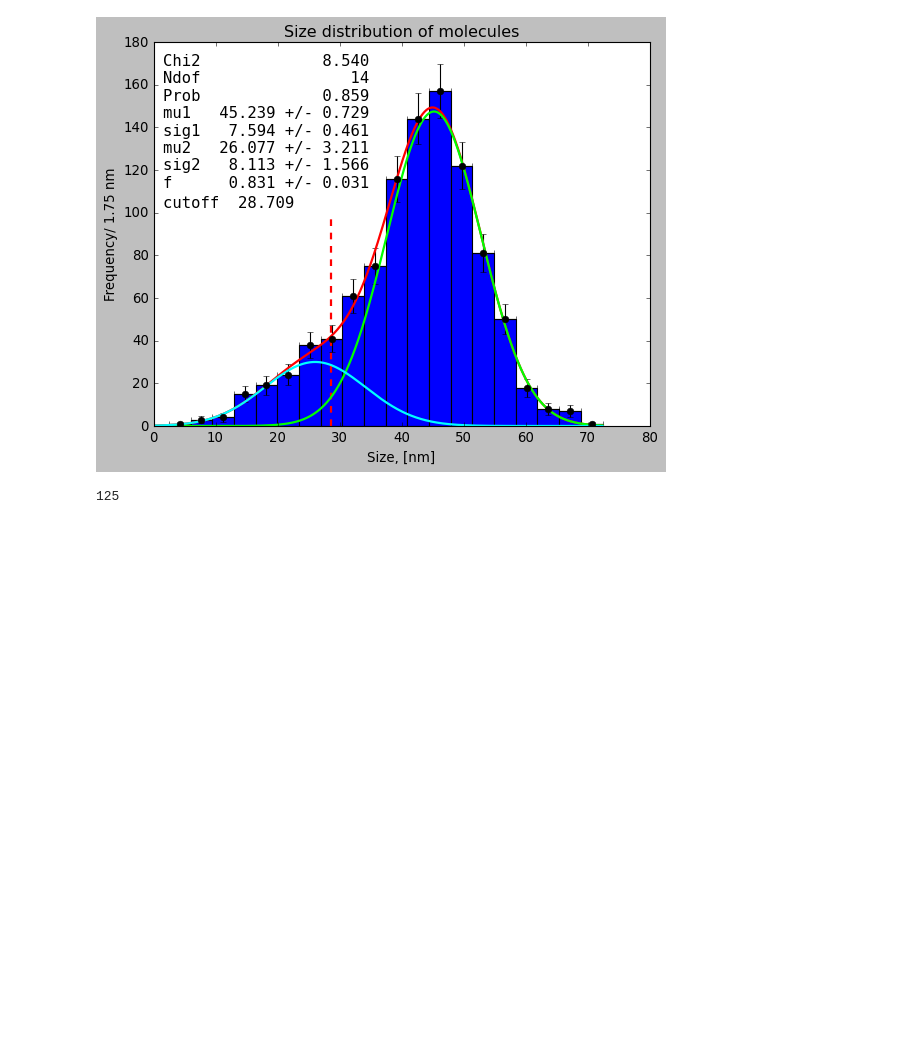
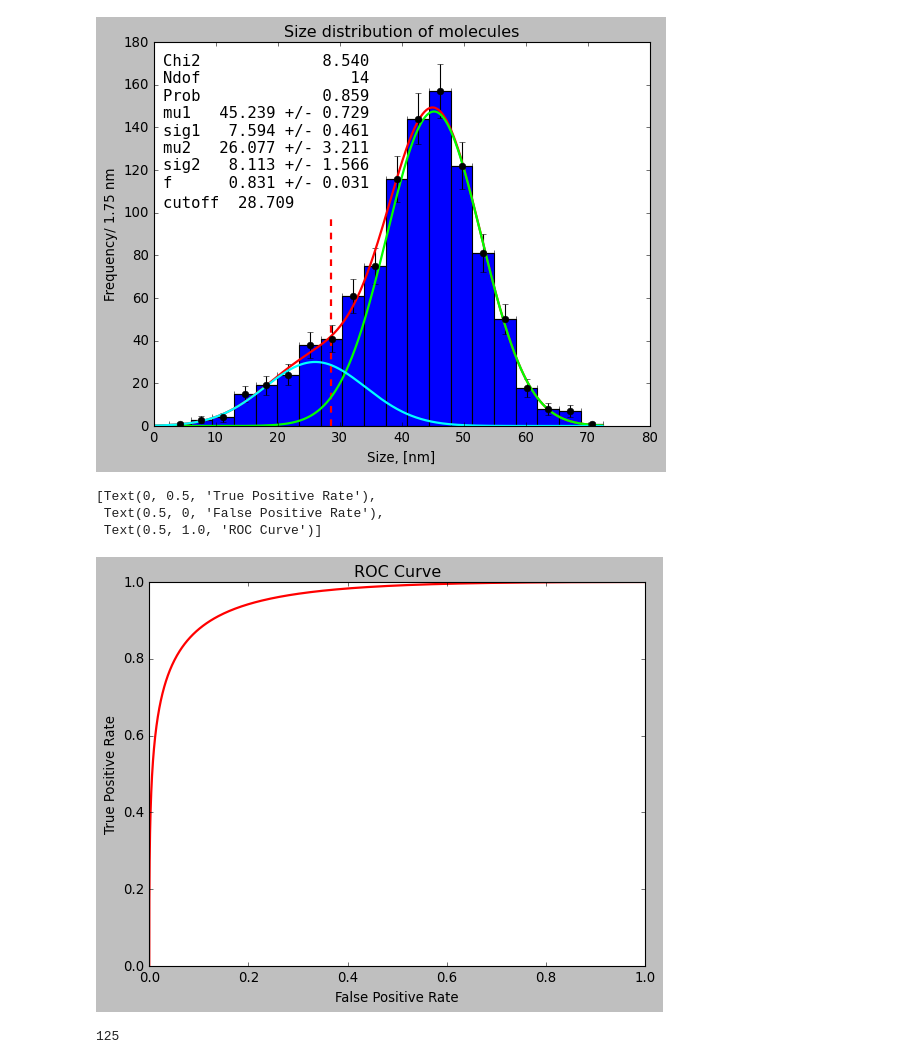
Before and after one commit to JonathanHKrebs/AppStat2022, a Jupyter notebook: DataAndCodeForProblemSet/my_solution.ipynb, the cells around one changed output. Drawn from its saved outputs; the diff is of its cells as text; code cells hidden in the pictures; blank space fills up the shorter version.

```diff
--- a/DataAndCodeForProblemSet/my_solution.ipynb
+++ b/DataAndCodeForProblemSet/my_solution.ipynb
@@ -507,6 +551,21 @@ fig
 # %% [output]
 [28.70940541] nm
 [figure]
+# %%
+def ROC_Fit(fit_positive, fit_negative):
+    cumulative_positive = np.cumsum(fit_positive)
+    cumulative_negative = np.cumsum(fit_negative)
+    return cumulative_positive/cumulative_positive[-1], cumulative_negative/cumulative_negative[-1]
+
+tp, fp = ROC_Fit(gauss_fit2, gauss_fit1)
+fig, ax = plt.subplots()
+ax.plot(fp, tp, color = 'red', linewidth = 2)
+ax.set(xlabel = 'False Positive Rate', ylabel = 'True Positive Rate', title = 'ROC Curve')
+# %% [output]
+[Text(0, 0.5, 'True Positive Rate'),
+ Text(0.5, 0, 'False Positive Rate'),
+ Text(0.5, 1.0, 'ROC Curve')]
+[figure, added]
 # %%
 #implement the cutoff
 size_clean1 = size[size < cutoff]
```
Also changed, not shown: parts of 7 cells of this notebook, 14 other files.
